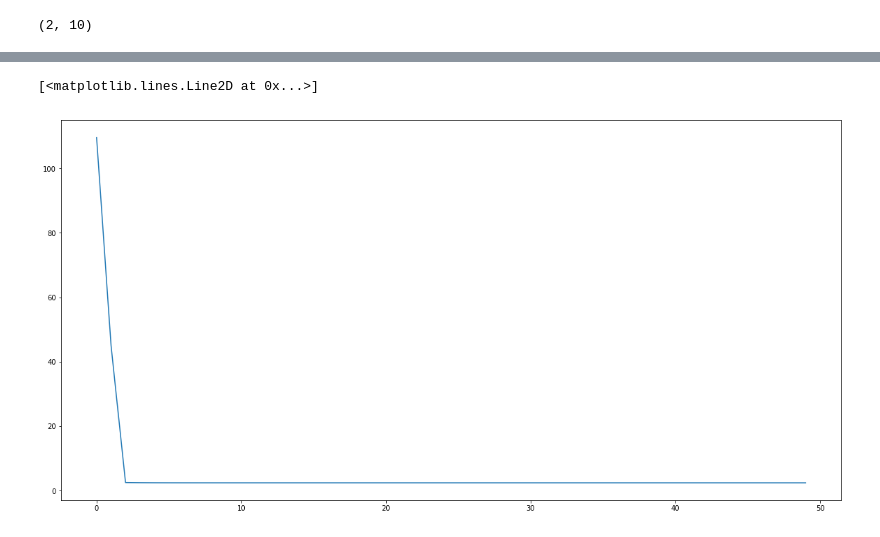
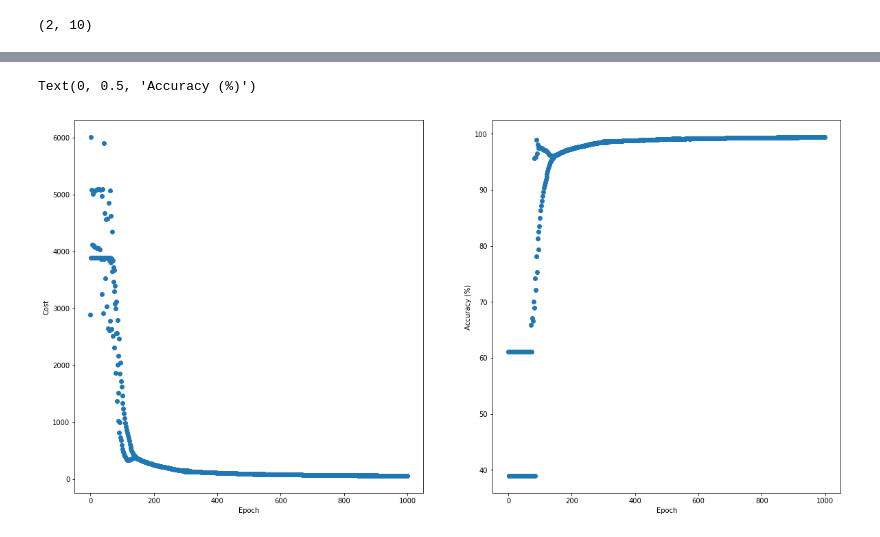
Before and after one commit to Greveley/2D-Point-Classifier-Perceptron-Model-, a Jupyter notebook: Multi_Layer_NN_2D_Space_Classifier_NEW.ipynb, the cells around one changed output, grey strips where cells are left out. Saved outputs shown, nothing was run; the diff lists cells and outputs as text; code cells hidden in the pictures.

```diff
--- a/Multi_Layer_NN_2D_Space_Classifier_NEW.ipynb
+++ b/Multi_Layer_NN_2D_Space_Classifier_NEW.ipynb
@@ -252,3 +282,5 @@ def train(train_x, train_y, structure, epoch, l_rate):
 # %%
+epoch = 1000
+epochs = range(epoch)
 train_x = train_x/np.max(abs(train_x))
-cost, t_weights2, t_biases2, = train(train_x, train_y, structure,  epoch=50, l_rate=0.1)
+cost, accuracy, t_weights2, t_biases2 = train(train_x, train_y, structure, epoch, l_rate=0.01)
@@ -273,5 +287,13 @@ cost, t_weights2, t_biases2, = train(train_x, train_y, structure,  epoch=50, l_r
-# %%
-plt.plot(cost)
-# %% [output]
-[<matplotlib.lines.Line2D at 0x...>]
-[figure, removed]
+# %%
+epochs = range(epoch)
+plt.subplot(1,2,1)
+plt.scatter(epochs,cost)
+plt.xlabel('Epoch')
+plt.ylabel('Cost')
+plt.subplot(1,2,2)
+plt.scatter(epochs,accuracy)
+plt.xlabel('Epoch')
+plt.ylabel('Accuracy (%)')
+# %% [output]
+Text(0, 0.5, 'Accuracy (%)')
+[figure, added]
```
Also changed, not shown: parts of 11 cells of this notebook.
